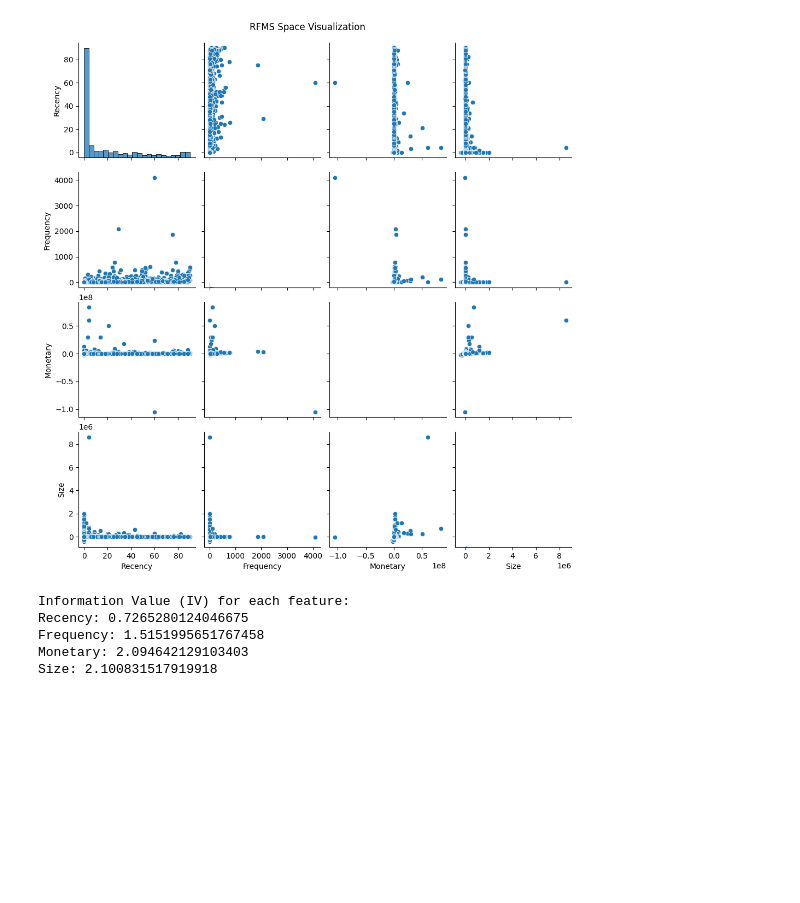
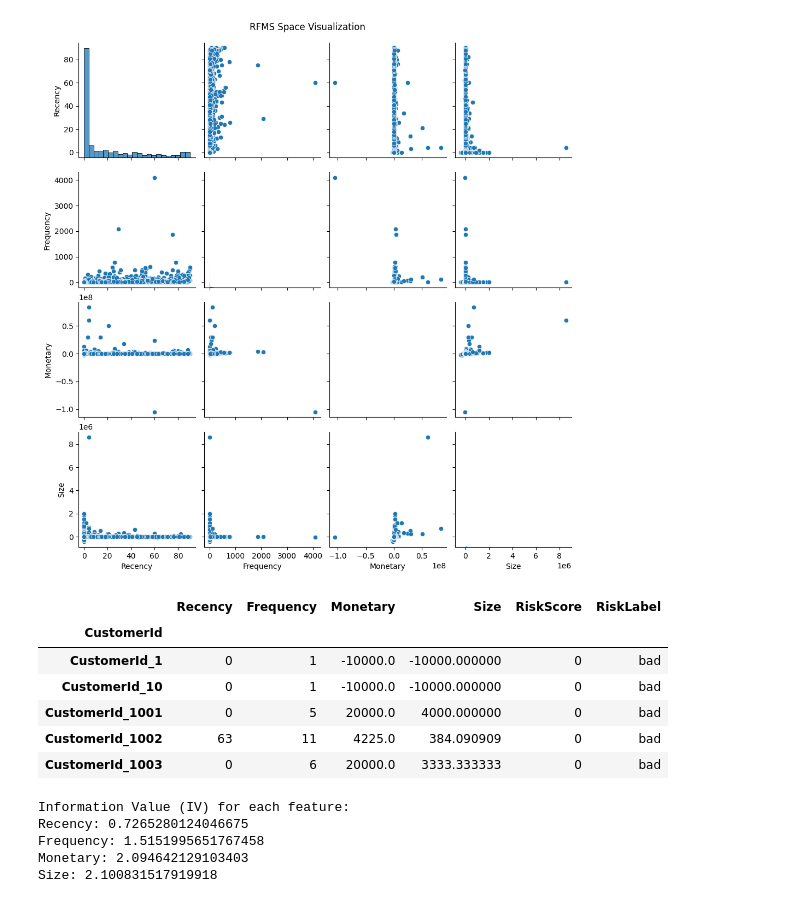
Before and after one commit to zol23-g/Credit_Scoring_Model, a Jupyter notebook: notebooks/credit_scoring.ipynb, the cells around one changed output. Cells and saved outputs as stored; diff of their text form; code cells hidden in the pictures; blank space fills up the shorter version.

```diff
--- a/notebooks/credit_scoring.ipynb
+++ b/notebooks/credit_scoring.ipynb
@@ -21,6 +31,16 @@ cs_model.visualize_rfms_space(rfms_df)
 # %%
 # Step 3: Classify users as good or bad based on RFMS
 rfms_classified_df = cs_model.classify_users(rfms_df)
+# %%
+rfms_classified_df.head()
+# %% [output]
+|  | Recency | Frequency | Monetary | Size | RiskScore | RiskLabel |
+| CustomerId |  |  |  |  |  |  |
+| CustomerId_1 | 0 | 1 | -10000.0 | -10000.000000 | 0 | bad |
+| CustomerId_10 | 0 | 1 | -10000.0 | -10000.000000 | 0 | bad |
+| CustomerId_1001 | 0 | 5 | 20000.0 | 4000.000000 | 0 | bad |
+| CustomerId_1002 | 63 | 11 | 4225.0 | 384.090909 | 0 | bad |
+| CustomerId_1003 | 0 | 6 | 20000.0 | 3333.333333 | 0 | bad |
 # %%
 # Step 4: Calculate Information Value (IV) for each RFMS feature
 iv_values = cs_model.calculate_information_value(rfms_classified_df)
```
Also changed, not shown: parts of 22 cells of this notebook, 6 other files.
